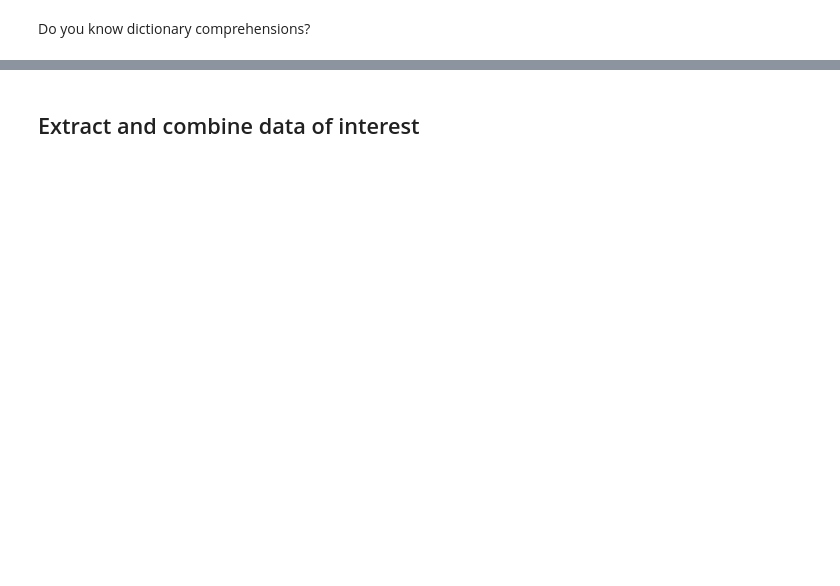
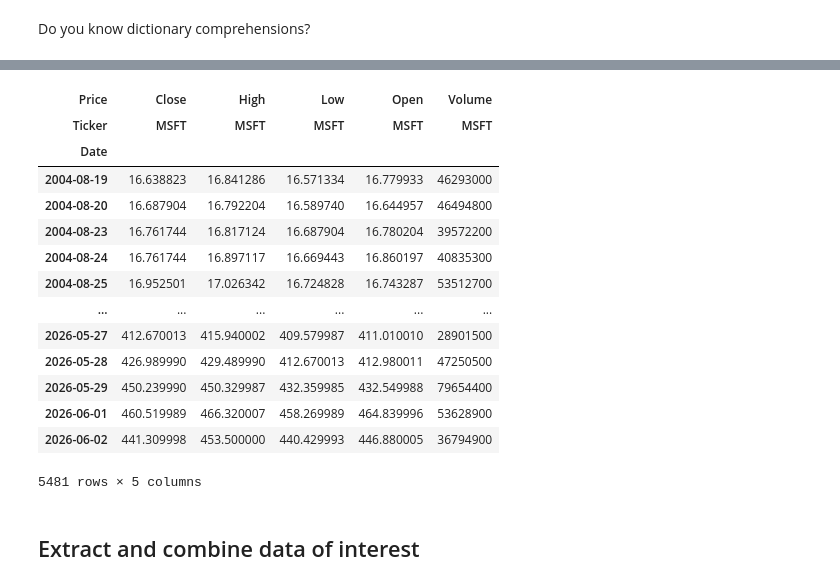
Before and after one commit to dipialx/Corso-Python, a Jupyter notebook: Lezione3.ipynb, the cells around one changed output, grey strips where cells are left out. Cells and saved outputs as stored; diff of their text form; code cells hidden in the pictures; blank space fills up the shorter version.

```diff
--- a/Lezione3.ipynb
+++ b/Lezione3.ipynb
@@ -1960,3 +3167,21 @@ all_data['AAPL']
+# %%
+all_data['MSFT']
+# %% [output]
+| Price | Close | High | Low | Open | Volume |
+| Ticker | MSFT | MSFT | MSFT | MSFT | MSFT |
+| Date |  |  |  |  |  |
+| 2004-08-19 | 16.638823 | 16.841286 | 16.571334 | 16.779933 | 46293000 |
+| 2004-08-20 | 16.687904 | 16.792204 | 16.589740 | 16.644957 | 46494800 |
+| 2004-08-23 | 16.761744 | 16.817124 | 16.687904 | 16.780204 | 39572200 |
+| 2004-08-24 | 16.761744 | 16.897117 | 16.669443 | 16.860197 | 40835300 |
+| 2004-08-25 | 16.952501 | 17.026342 | 16.724828 | 16.743287 | 53512700 |
+| ... | ... | ... | ... | ... | ... |
+| 2026-05-27 | 412.670013 | 415.940002 | 409.579987 | 411.010010 | 28901500 |
+| 2026-05-28 | 426.989990 | 429.489990 | 412.670013 | 412.980011 | 47250500 |
+| 2026-05-29 | 450.239990 | 450.329987 | 432.359985 | 432.549988 | 79654400 |
+| 2026-06-01 | 460.519989 | 466.320007 | 458.269989 | 464.839996 | 53628900 |
+| 2026-06-02 | 441.309998 | 453.500000 | 440.429993 | 446.880005 | 36794900 |
+5481 rows × 5 columns
 # %% [markdown]
 ## Extract and combine data of interest
 # %%
```
Also changed, not shown: parts of 173 cells of this notebook, 5 other files.
